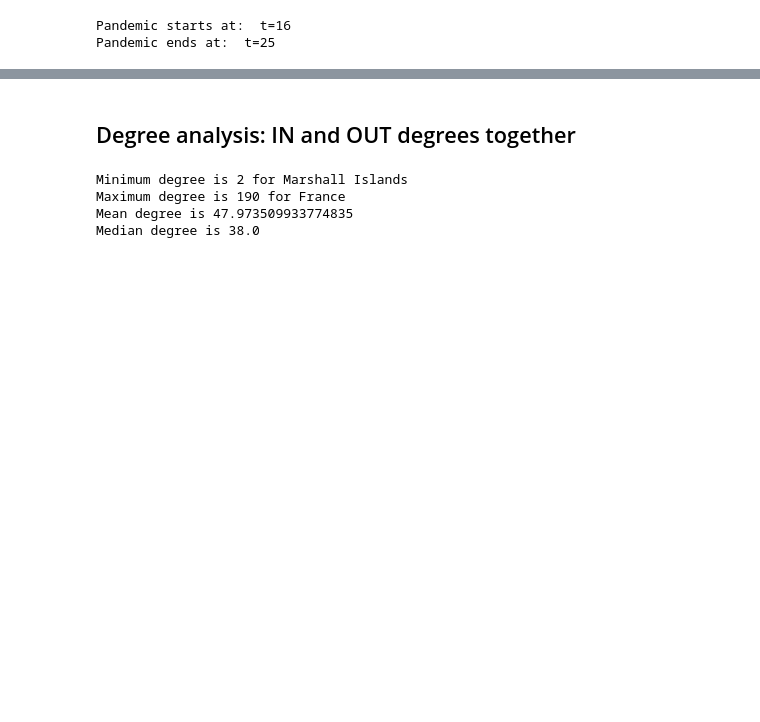
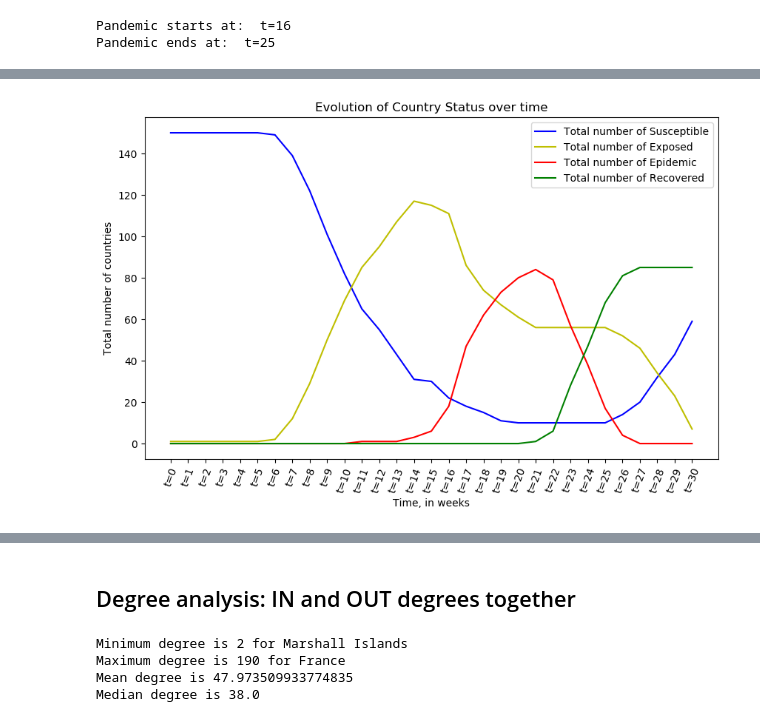
Before and after one commit to jllcentraleessec/NGSA-Epidemic-Prediction, a Jupyter notebook: NGSA_Project.ipynb, the cells around one changed output, grey strips where cells are left out. Saved outputs shown, nothing was run; the diff lists cells and outputs as text; code cells hidden in the pictures; blank space fills up the shorter version.

```diff
--- a/NGSA_Project.ipynb
+++ b/NGSA_Project.ipynb
@@ -362,0 +440,33 @@ ri_model = ri.copy()
+# %%
+# Plotting the Evolution of Country statuses over time :
+
+# The x-axis will be time :
+x_g = infected_model.columns
+
+# We need to count for each time the numbers of countries under the different statuses : Susceptible, Exposed, Epidemic and Recovered
+
+# Creating a Data Frame that counts countries for each status at each time t
+tot_df = pd.concat([pd.DataFrame(country_status.iloc[:,i].value_counts()) for i in range(country_status.shape[1])], axis = 1, sort=True)
+tot_df.fillna(0, inplace = True)
+
+tot_sus=list(df.loc['Susceptible'])
+tot_exp=list(df.loc['Exposed'])
+tot_epi=list(df.loc['Epidemic'])
+tot_rec=list(df.loc['Recovered'])
+
+fig, ax = plt.subplots(figsize=(10,6))
+
+plt.plot(x_g, tot_sus, label = 'Total number of Susceptible', color = 'b')
+plt.plot(x_g, tot_exp, label = 'Total number of Exposed', color = 'y')
+plt.plot(x_g, tot_epi, label = 'Total number of Epidemic', color = 'r')
+plt.plot(x_g, tot_rec, label = 'Total number of Recovered', color = 'g')
+
+plt.title("Evolution of Country Status over time")
+plt.xlabel("Time, in weeks")
+plt.xticks(rotation=70)
+plt.ylabel("Total number of countries")
+plt.legend()
+
+plt.show()
+# %% [output]
+[figure, added]
```
Also changed, not shown: parts of 29 cells of this notebook.
